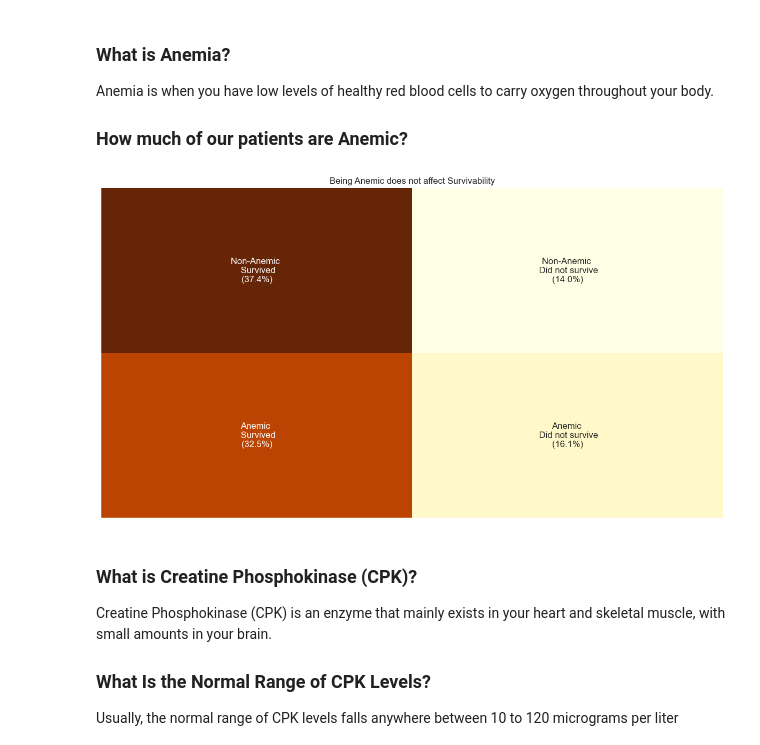
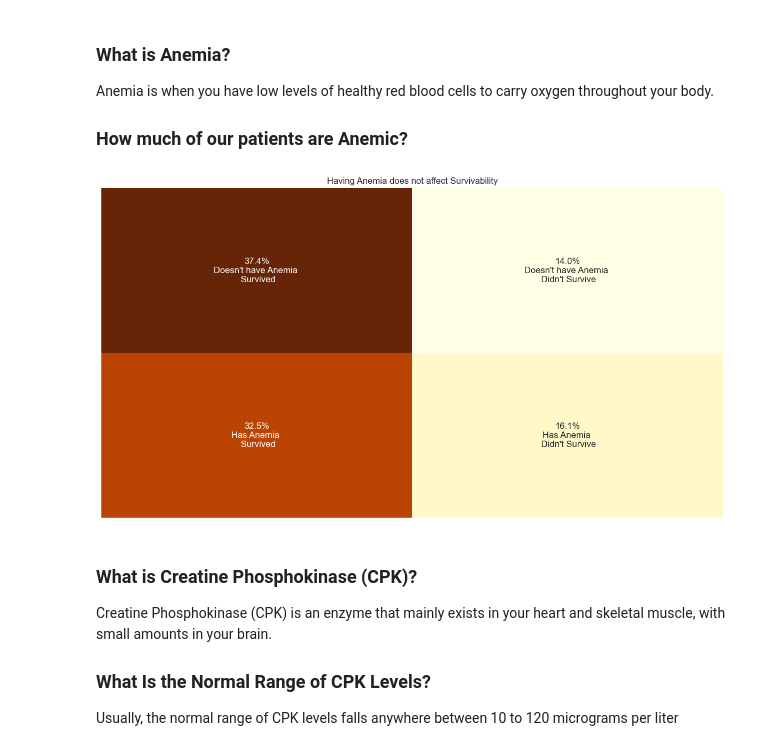
Before and after one commit to api-b-b-m/machine-learning, a Jupyter notebook: Heart Failure Prediction - Clinical Records/heart_failure_prediction_clinical_records.ipynb, the cells around one changed output. Saved outputs shown, nothing was run; the diff lists cells and outputs as text; code cells hidden in the pictures.

```diff
--- a/Heart Failure Prediction - Clinical Records/heart_failure_prediction_clinical_records.ipynb
+++ b/Heart Failure Prediction - Clinical Records/heart_failure_prediction_clinical_records.ipynb
@@ -49,7 +50,7 @@ heart_failure_df.duplicated(keep=False)
 4999     True
 Length: 5000, dtype: bool
 # %%
-heart_failure_df.drop_duplicates(inplace=True)
+heart_failure_df=heart_failure_df.drop_duplicates()
 heart_failure_df.info()
 # %% [output]
 <class 'pandas.core.frame.DataFrame'>
@@ -214,44 +222,46 @@ plt.show()
 Anemia is when you have low levels of healthy red blood cells to carry oxygen throughout your body.
 
 ### How much of our patients are Anemic?
+# %%
+#Categorization
+def categorize_values(a, b,c):
+    if a == 0 and b == 0:
+        return f"Doesn't have {c} \n Survived"
+    elif a == 0 and b == 1:
+        return f"Doesn't have {c} \n Didn't Survive"
+    elif a == 1 and b == 0:
+        return f"Has {c} \n Survived"
+    elif a == 1 and b == 1:
+        return f"Has {c} \n Didn't Survive"
+    else:
+        return 'Undefined'
 # %%
 #anemic distribution
-contingency_table=pd.crosstab(heart_failure_df['anaemia'],heart_failure_df['DEATH_EVENT'])
-
-def categorize_values(a, b):
-    if a == 0 and b == 0:
-        return 'Non-Anemic \n Survived'
-    elif a == 0 and b == 1:
-        return 'Non-Anemic \n Did not survive'
-    elif a == 1 and b == 0:
-        return 'Anemic \n Survived'
-    elif a == 1 and b == 1:
-        return 'Anemic \n Did not survive'
-    else:
-        return 'Undefined'
+anemic_contingency_table=pd.crosstab(heart_failure_df['anaemia'],heart_failure_df['DEATH_EVENT']).copy()
 
 annotations = [
     [
-        '{}\n({:.1f}%)'.format(categorize_values(contingency_table.index[i], contingency_table.columns[j]),
-                               contingency_table.iloc[i, j] / contingency_table.sum().sum() * 100)
-        for j in range(len(contingency_table.columns))
+        '{:.1f}%\n{}'.format(anemic_contingency_table.iloc[i, j] / anemic_contingency_table.sum().sum() * 100,
+                               categorize_values(anemic_contingency_table.index[i], anemic_contingency_table.columns[j], 'Anemia'))
+        for j in range(len(anemic_contingency_table.columns))
     ]
-    for i in range(len(contingency_table.index))
+    for i in range(len(anemic_contingency_table.index))
 ]
 
 plt.figure(figsize=(15,8))
+plt.title('Having Anemia does not affect Survivability')
 
-sns.heatmap(contingency_table, annot=annotations, fmt='', cmap='YlOrBr', cbar=False)
+sns.heatmap(anemic_contingency_table, annot=annotations, fmt='', cmap='YlOrBr', cbar=False)
 
-plt.title('Being Anemic does not affect Survivability')
 plt.xlabel('')
+plt.xticks([])
+
 plt.ylabel('')
-plt.xticks([])
 plt.yticks([])
 
 plt.show()
 # %% [output]
-[figure, old version]
+[figure, new version]
 # %% [markdown]
 ### What is Creatine Phosphokinase (CPK)?
 Creatine Phosphokinase (CPK) is an enzyme that mainly exists in your heart and skeletal muscle, with small amounts in your brain.
```
Also changed, not shown: parts of 64 cells of this notebook.
